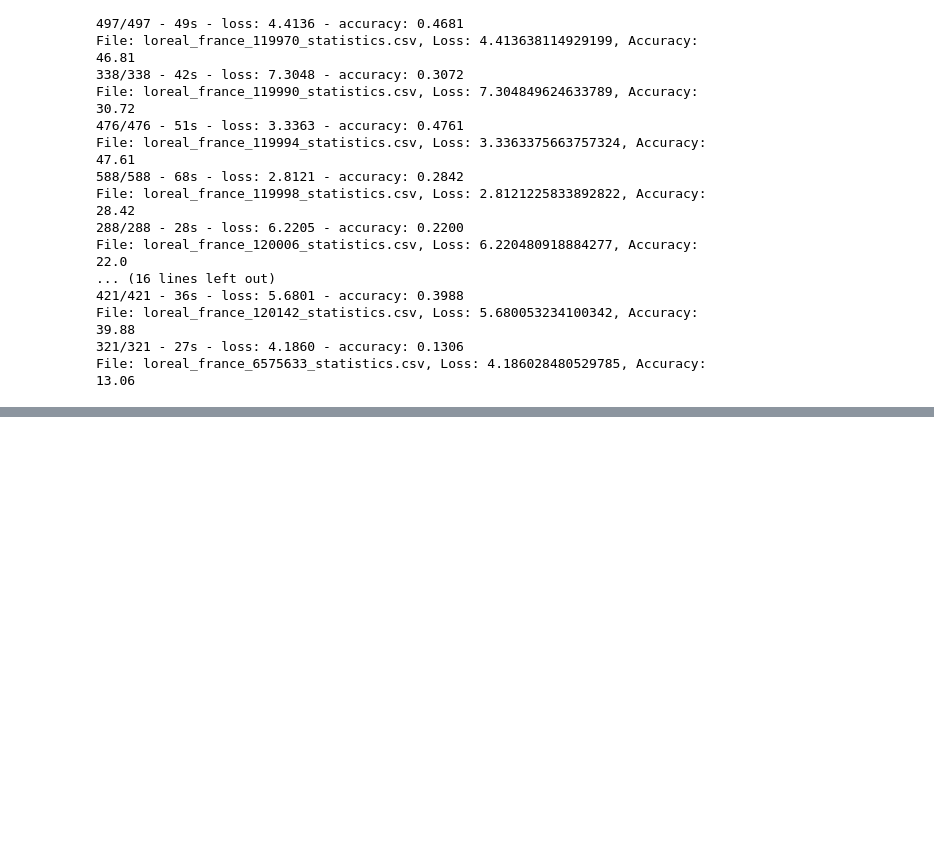
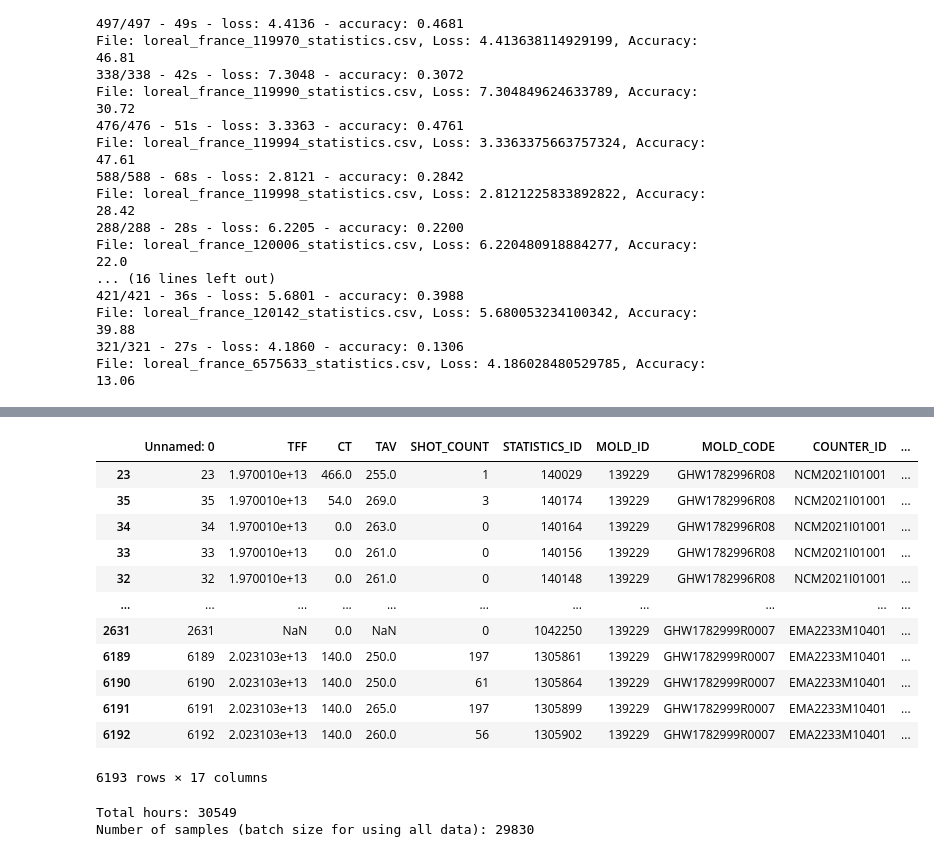
Before and after one commit to uikram/MoldPhaseClassification, a Jupyter notebook: Usama_Training_Notebook/Training.ipynb, the cells around one changed output, grey strips where cells are left out. Cells and saved outputs as stored; diff of their text form; code cells hidden in the pictures; blank space fills up the shorter version.

```diff
--- a/Usama_Training_Notebook/Training.ipynb
+++ b/Usama_Training_Notebook/Training.ipynb
@@ -286,0 +304,40 @@ File: loreal_france_6575633_statistics.csv, Loss: 4.186028480529785, Accuracy: 1
+# %%
+df['HOUR'] = df['TFF'][:-4]
+df['HOUR'] = pd.to_datetime(df['HOUR'],format = '%Y%m%d%H%M%S')
+df.sort_values(by = 'HOUR', ascending = True,inplace=True)
+df
+# %% [output]
+|  | Unnamed: 0 | TFF | CT | TAV | SHOT_COUNT | STATISTICS_ID | MOLD_ID | MOLD_CODE | COUNTER_ID | ... |
+| 23 | 23 | 1.970010e+13 | 466.0 | 255.0 | 1 | 140029 | 139229 | GHW1782996R08 | NCM2021I01001 | ... |
+| 35 | 35 | 1.970010e+13 | 54.0 | 269.0 | 3 | 140174 | 139229 | GHW1782996R08 | NCM2021I01001 | ... |
+| 34 | 34 | 1.970010e+13 | 0.0 | 263.0 | 0 | 140164 | 139229 | GHW1782996R08 | NCM2021I01001 | ... |
+| 33 | 33 | 1.970010e+13 | 0.0 | 261.0 | 0 | 140156 | 139229 | GHW1782996R08 | NCM2021I01001 | ... |
+| 32 | 32 | 1.970010e+13 | 0.0 | 261.0 | 0 | 140148 | 139229 | GHW1782996R08 | NCM2021I01001 | ... |
+| ... | ... | ... | ... | ... | ... | ... | ... | ... | ... | ... |
+| 2631 | 2631 | NaN | 0.0 | NaN | 0 | 1042250 | 139229 | GHW1782999R0007 | EMA2233M10401 | ... |
+| 6189 | 6189 | 2.023103e+13 | 140.0 | 250.0 | 197 | 1305861 | 139229 | GHW1782999R0007 | EMA2233M10401 | ... |
+| 6190 | 6190 | 2.023103e+13 | 140.0 | 250.0 | 61 | 1305864 | 139229 | GHW1782999R0007 | EMA2233M10401 | ... |
+| 6191 | 6191 | 2.023103e+13 | 140.0 | 265.0 | 197 | 1305899 | 139229 | GHW1782999R0007 | EMA2233M10401 | ... |
+| 6192 | 6192 | 2.023103e+13 | 140.0 | 260.0 | 56 | 1305902 | 139229 | GHW1782999R0007 | EMA2233M10401 | ... |
+6193 rows × 17 columns
+# %%
+from datetime import datetime
+
+# Dates
+start_date = datetime.strptime('4/14/2023 3:00:00 AM', '%m/%d/%Y %I:%M:%S %p')
+end_date = datetime.strptime('10/7/2026 11:00:00 PM', '%m/%d/%Y %I:%M:%S %p')
+
+# Total hours
+total_hours = int((end_date - start_date).total_seconds() / 3600) + 1  # +1 to include the end hour
+
+# Window size
+window_size = 720
+
+# Number of samples
+num_samples = total_hours - window_size + 1
+
+print(f'Total hours: {total_hours}')
+print(f'Number of samples (batch size for using all data): {num_samples}')
+# %% [output]
+Total hours: 30549
+Number of samples (batch size for using all data): 29830
```
Also changed, not shown: parts of 2 cells of this notebook, 15 other files.
